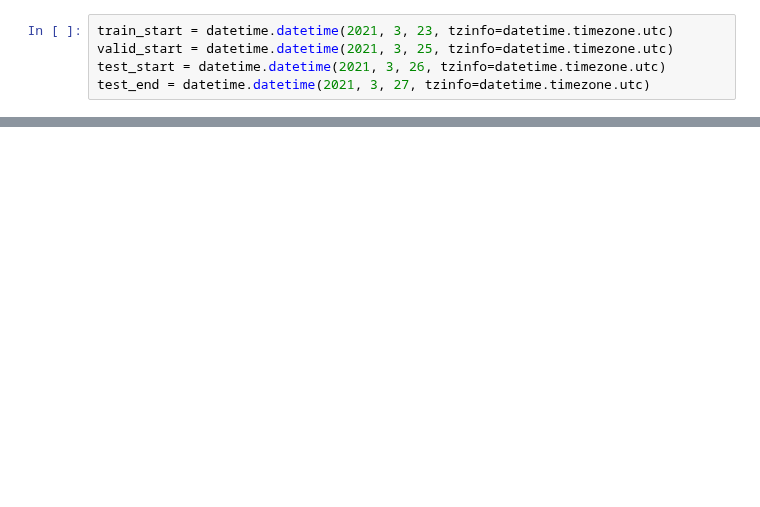
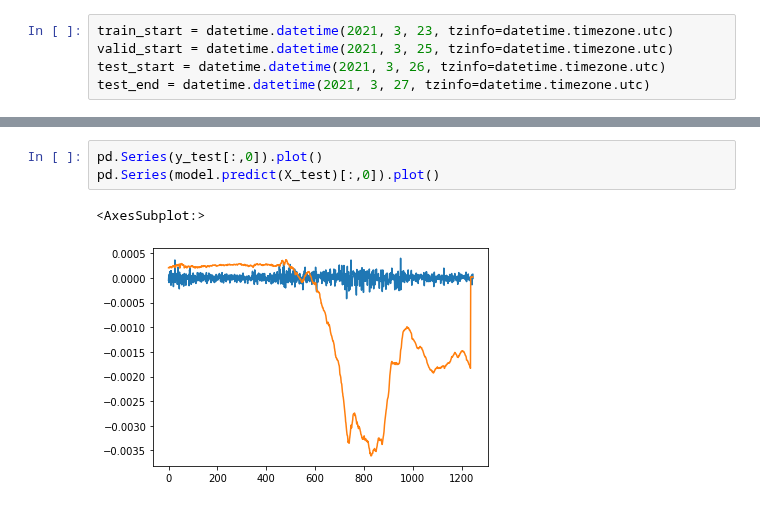
Before and after one commit to Rio114/practice, a Jupyter notebook: trade/fx/notebooks/dev_preprocess.ipynb, the cells around one changed output, grey strips where cells are left out. Saved outputs shown, nothing was run; the diff lists cells and outputs as text; blank space fills up the shorter version.

```diff
--- a/trade/fx/notebooks/dev_preprocess.ipynb
+++ b/trade/fx/notebooks/dev_preprocess.ipynb
@@ -117,0 +155,6 @@ yen_history = yen_model.fit(train_lstm_in, lstm_train_out,
+# %%
+pd.Series(y_test[:,0]).plot()
+pd.Series(model.predict(X_test)[:,0]).plot()
+# %% [output]
+<AxesSubplot:>
+[figure, added]
```
Also changed, not shown: parts of 21 cells of this notebook.
